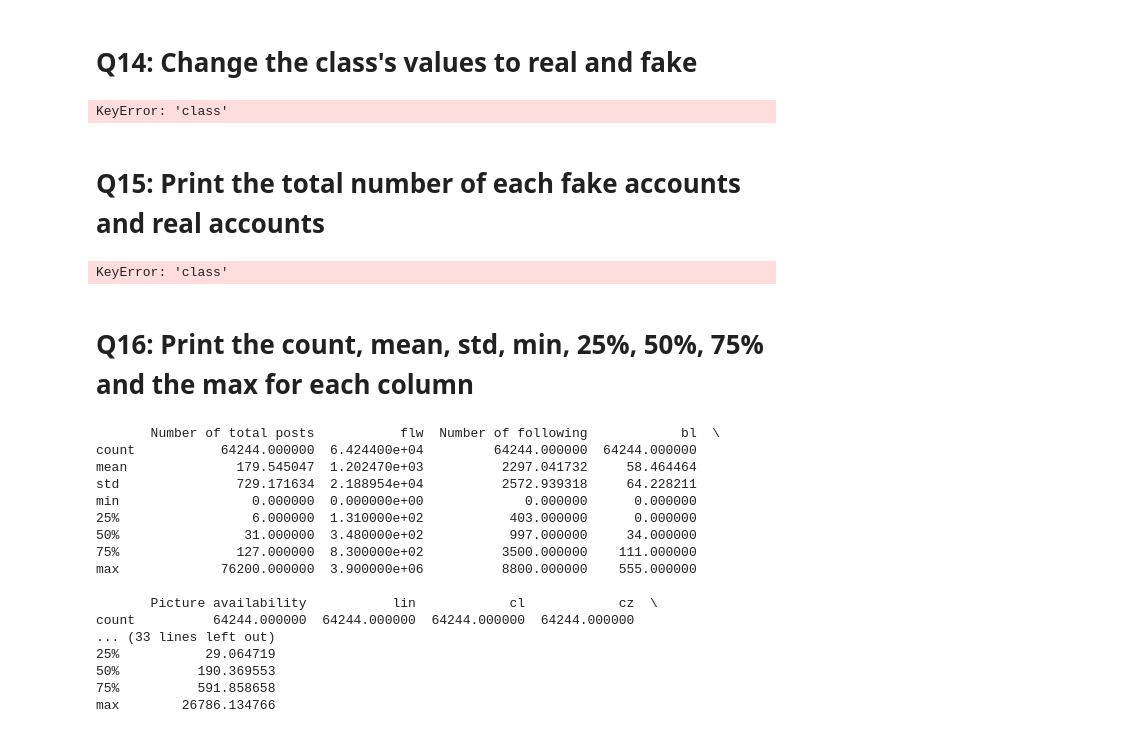
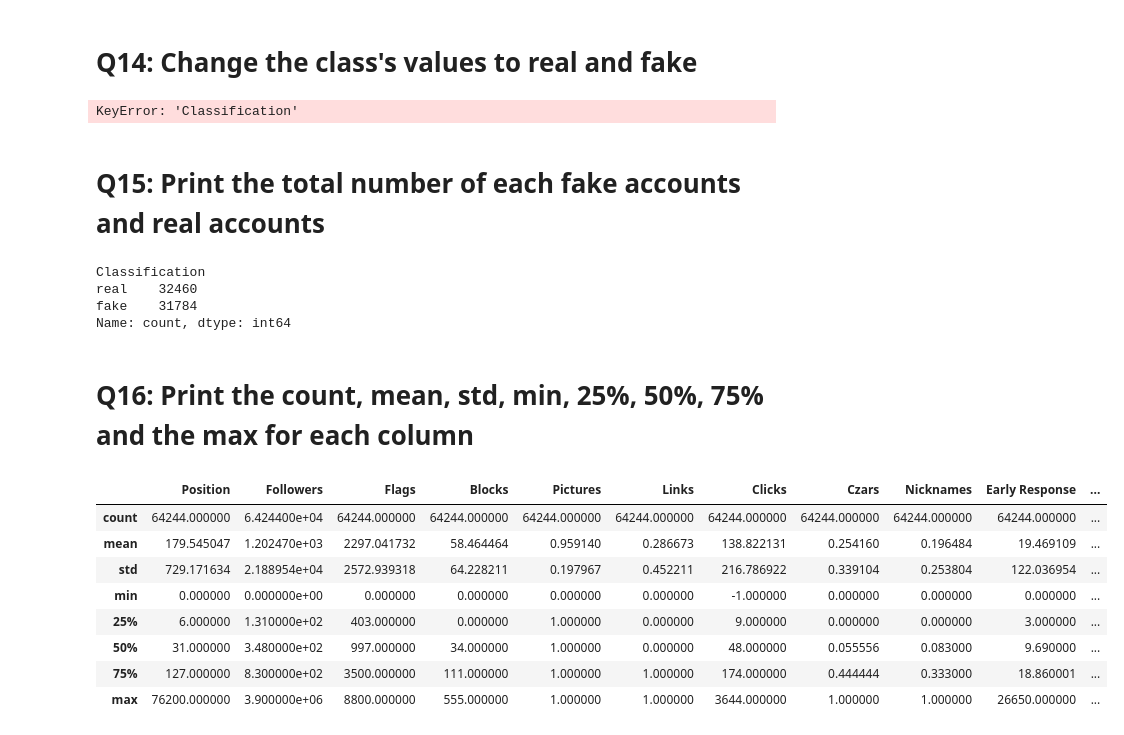
Before and after one commit to sara1h0t/Day-8, a Jupyter notebook: Labs/Pandas_Assignment.ipynb, the cells around one changed output. Cells and saved outputs as stored; diff of their text form; code cells hidden in the pictures.

```diff
--- a/Labs/Pandas_Assignment.ipynb
+++ b/Labs/Pandas_Assignment.ipynb
@@ -218,41 +211,32 @@ See the caveats in the documentation: https://pandas.pydata.org/pandas-docs/stab
 # %% [markdown]
 # Q14: Change the class's values to real and fake
 # %%
-data_cleaned['class'] = data_cleaned['class'].replace({
-    'real (authentic user)': 'real',
-    'fake (bought followers)': 'fake'
-})
-
-print(data_cleaned['class'].unique())
+df['Classification'].replace('f', "Fake")
+df['Classification'] = df['Classification'].str.lower().str.strip().replace({'f': 'Fake', 'r': 'Real'})
+print(df['Classification'])
 # %% [output]
-KeyError: 'class'
+KeyError: 'Classification'
 # %% [markdown]
 # Q15: Print the total number of each fake accounts and real accounts
 # %%
-total_counts = data_cleaned['class'].value_counts()
 
-print(total_counts)
+df['Classification'].value_counts()
 # %% [output]
-KeyError: 'class'
+Classification
+real    32460
+fake    31784
+Name: count, dtype: int64
 # %% [markdown]
 # Q16: Print the count, mean, std, min, 25%, 50%, 75% and the max for each column
 # %%
-print(data_cleaned.describe())
+df.describe()
 # %% [output]
-       Number of total posts           flw  Number of following            bl  \
-count           64244.000000  6.424400e+04         64244.000000  64244.000000
-mean              179.545047  1.202470e+03          2297.041732     58.464464
-std               729.171634  2.188954e+04          2572.939318     64.228211
-min                 0.000000  0.000000e+00             0.000000      0.000000
-25%                 6.000000  1.310000e+02           403.000000      0.000000
-50%                31.000000  3.480000e+02           997.000000     34.000000
-75%               127.000000  8.300000e+02          3500.000000    111.000000
-max             76200.000000  3.900000e+06          8800.000000    555.000000
-
-       Picture availability           lin            cl            cz  \
-count          64244.000000  64244.000000  64244.000000  64244.000000
-... (33 lines left out)
-25%           29.064719
-50%          190.369553
-75%          591.858658
-max        26786.134766
+|  | Position | Followers | Flags | Blocks | Pictures | Links | Clicks | Czars | Nicknames | Early Response | ... |
+| count | 64244.000000 | 6.424400e+04 | 64244.000000 | 64244.000000 | 64244.000000 | 64244.000000 | 64244.000000 | 64244.000000 | 64244.000000 | 64244.000000 | ... |
+| mean | 179.545047 | 1.202470e+03 | 2297.041732 | 58.464464 | 0.959140 | 0.286673 | 138.822131 | 0.254160 | 0.196484 | 19.469109 | ... |
+| std | 729.171634 | 2.188954e+04 | 2572.939318 | 64.228211 | 0.197967 | 0.452211 | 216.786922 | 0.339104 | 0.253804 | 122.036954 | ... |
+| min | 0.000000 | 0.000000e+00 | 0.000000 | 0.000000 | 0.000000 | 0.000000 | -1.000000 | 0.000000 | 0.000000 | 0.000000 | ... |
+| 25% | 6.000000 | 1.310000e+02 | 403.000000 | 0.000000 | 1.000000 | 0.000000 | 9.000000 | 0.000000 | 0.000000 | 3.000000 | ... |
+| 50% | 31.000000 | 3.480000e+02 | 997.000000 | 34.000000 | 1.000000 | 0.000000 | 48.000000 | 0.055556 | 0.083000 | 9.690000 | ... |
+| 75% | 127.000000 | 8.300000e+02 | 3500.000000 | 111.000000 | 1.000000 | 1.000000 | 174.000000 | 0.444444 | 0.333000 | 18.860001 | ... |
+| max | 76200.000000 | 3.900000e+06 | 8800.000000 | 555.000000 | 1.000000 | 1.000000 | 3644.000000 | 1.000000 | 1.000000 | 26650.000000 | ... |
```
Also changed, not shown: parts of 12 cells of this notebook.
